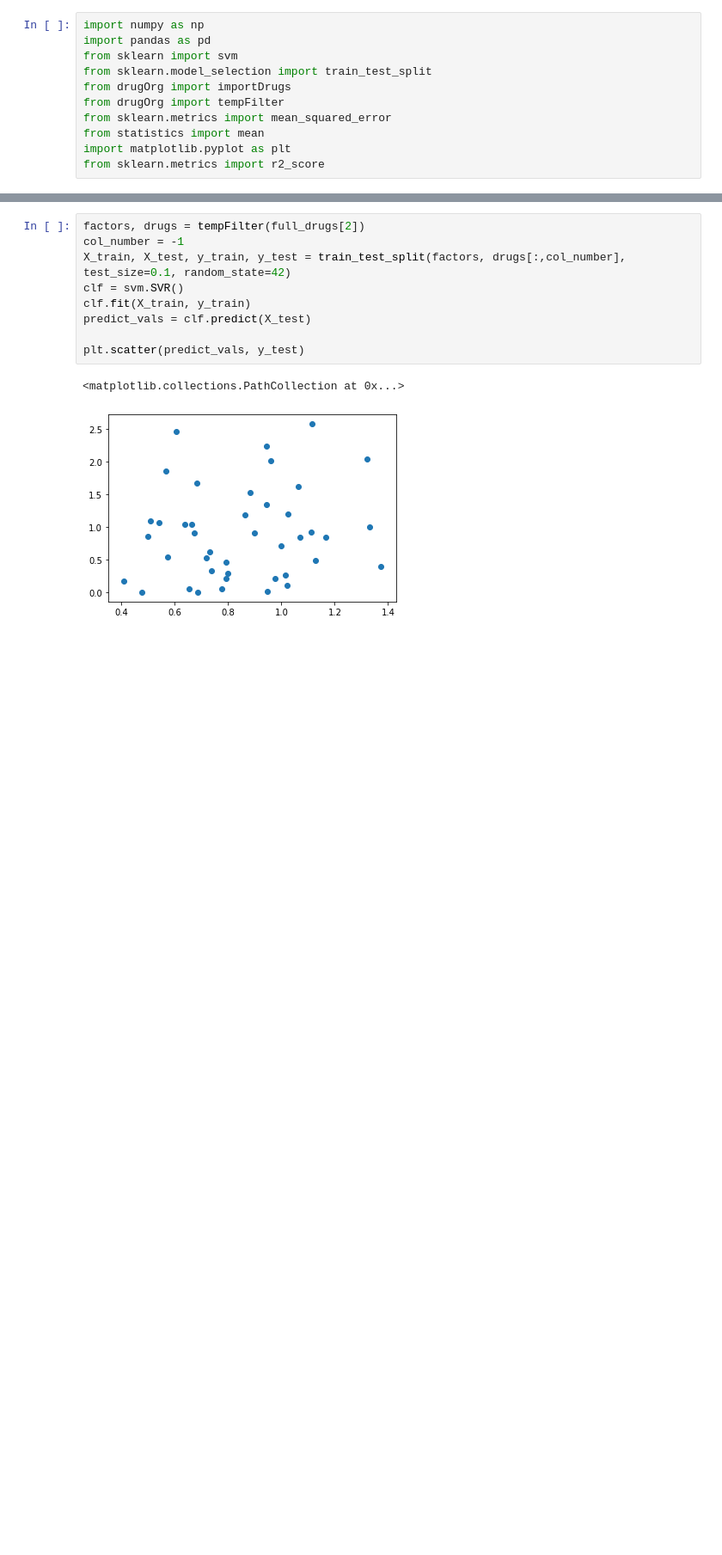
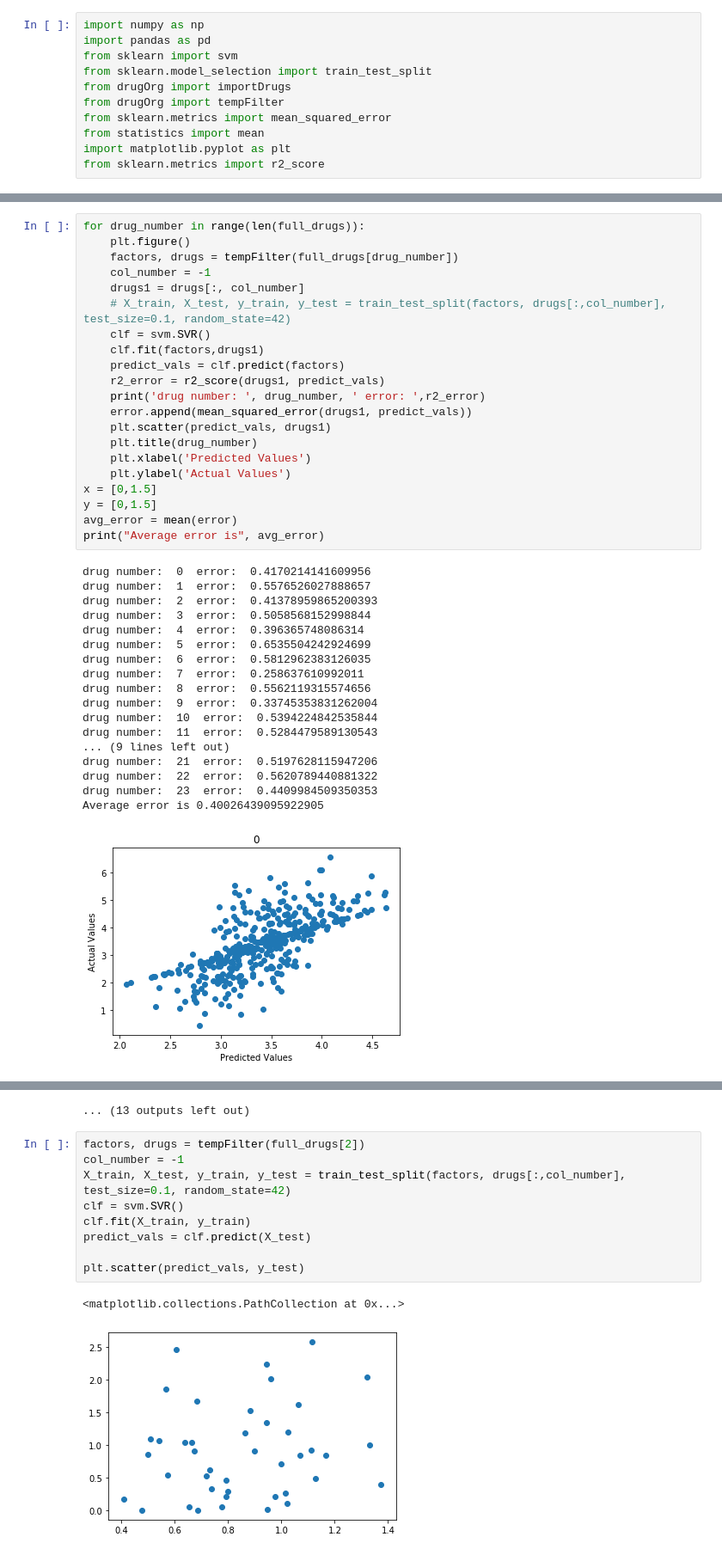
Before and after one commit to meyer-lab/tfac-ccle, a Jupyter notebook: tfac/SVR.ipynb, the cells around one changed output, grey strips where cells are left out. Shown at 86% size. Saved outputs shown, nothing was run; the diff lists cells and outputs as text; blank space fills up the shorter version.

Commit message:
Fitting error graphs added

```diff
--- a/tfac/SVR.ipynb
+++ b/tfac/SVR.ipynb
@@ -61,3 +62,43 @@ Average error is 0.6480321234928933
 [figure]
 [figure]
 ... (13 outputs left out)
+# %%
+for drug_number in range(len(full_drugs)):
+    plt.figure()
+    factors, drugs = tempFilter(full_drugs[drug_number])
+    col_number = -1
+    drugs1 = drugs[:, col_number]
+    # X_train, X_test, y_train, y_test = train_test_split(factors, drugs[:,col_number], test_size=0.1, random_state=42)
+    clf = svm.SVR()
+    clf.fit(factors,drugs1)
+    predict_vals = clf.predict(factors)
+    r2_error = r2_score(drugs1, predict_vals)
+    print('drug number: ', drug_number, ' error: ',r2_error)
+    error.append(mean_squared_error(drugs1, predict_vals))
+    plt.scatter(predict_vals, drugs1)
+    plt.title(drug_number)
+    plt.xlabel('Predicted Values')
+    plt.ylabel('Actual Values')
+x = [0,1.5]
+y = [0,1.5]
+avg_error = mean(error)
+print("Average error is", avg_error)
+# %% [output]
+drug number:  0  error:  0.4170214141609956
+drug number:  1  error:  0.5576526027888657
+drug number:  2  error:  0.41378959865200393
+drug number:  3  error:  0.5058568152998844
+drug number:  4  error:  0.396365748086314
+drug number:  5  error:  0.6535504242924699
+drug number:  6  error:  0.5812962383126035
+drug number:  7  error:  0.258637610992011
+drug number:  8  error:  0.5562119315574656
+drug number:  9  error:  0.33745353831262004
+drug number:  10  error:  0.5394224842535844
+drug number:  11  error:  0.5284479589130543
+... (9 lines left out)
+drug number:  21  error:  0.5197628115947206
+drug number:  22  error:  0.5620789440881322
+drug number:  23  error:  0.4409984509350353
+Average error is 0.40026439095922905
+[figure, added]
@@ -64,3 +115,4 @@ Average error is 0.6480321234928933
+... (13 outputs left out)
 # %%
 factors, drugs = tempFilter(full_drugs[2])
 col_number = -1
```
Also changed, not shown: parts of 2 cells of this notebook, 1 other file.
